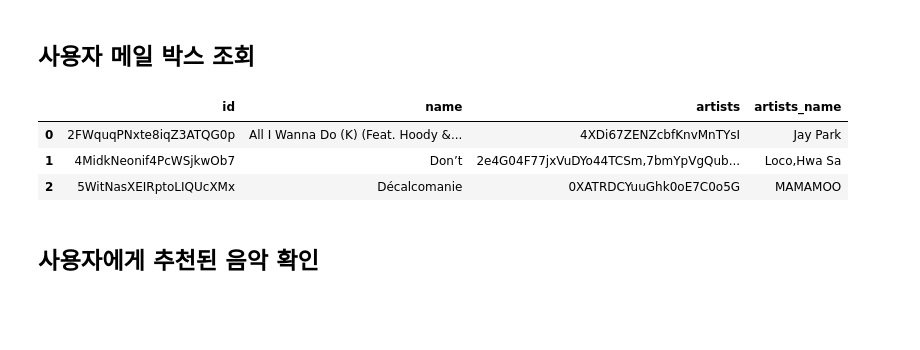
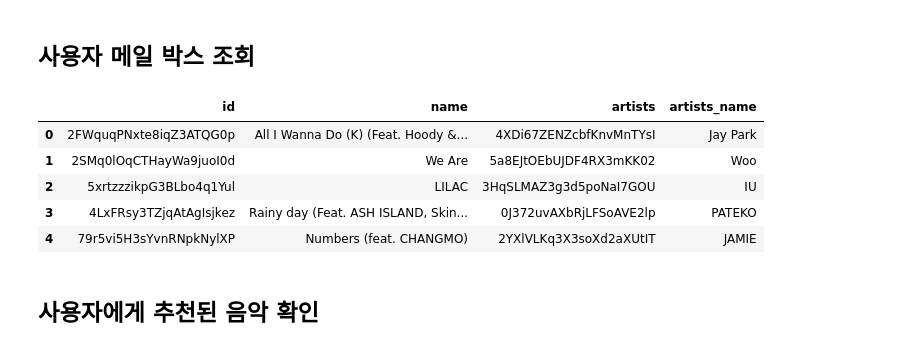
Before and after one commit to formegusto/research-muletter, a Jupyter notebook: pt2. reply and rereco.ipynb, the cells around one changed output. Cells and saved outputs as stored; diff of their text form; code cells hidden in the pictures; blank space fills up the shorter version.

```diff
--- a/pt2. reply and rereco.ipynb
+++ b/pt2. reply and rereco.ipynb
@@ -13,15 +16,17 @@ db = DB()
 # %% [markdown]
 ## 사용자 메일 박스 조회
 # %%
-mail_box_id = "62398a5f01a3618816f027ae"
+mail_box_id = "6239a095db6ce67c4c52511c"
 
 tracks = db.get_mail_box(mail_box_id)
 tracks.head()
 # %% [output]
 |  | id | name | artists | artists_name |
 | 0 | 2FWquqPNxte8iqZ3ATQG0p | All I Wanna Do (K) (Feat. Hoody &... | 4XDi67ZENZcbfKnvMnTYsI | Jay Park |
-| 1 | 4MidkNeonif4PcWSjkwOb7 | Don’t | 2e4G04F77jxVuDYo44TCSm,7bmYpVgQub... | Loco,Hwa Sa |
-| 2 | 5WitNasXEIRptoLIQUcXMx | Décalcomanie | 0XATRDCYuuGhk0oE7C0o5G | MAMAMOO |
+| 1 | 2SMq0lOqCTHayWa9juoI0d | We Are | 5a8EJtOEbUJDF4RX3mKK02 | Woo |
+| 2 | 5xrtzzzikpG3BLbo4q1Yul | LILAC | 3HqSLMAZ3g3d5poNaI7GOU | IU |
+| 3 | 4LxFRsy3TZjqAtAgIsjkez | Rainy day (Feat. ASH ISLAND, Skin... | 0J372uvAXbRjLFSoAVE2lp | PATEKO |
+| 4 | 79r5vi5H3sYvnRNpkNylXP | Numbers (feat. CHANGMO) | 2YXlVLKq3X3soXd2aXUtIT | JAMIE |
 # %% [markdown]
 ## 사용자에게 추천된 음악 확인
 # %%
```
Also changed, not shown: parts of 18 cells of this notebook, 4 other files.
